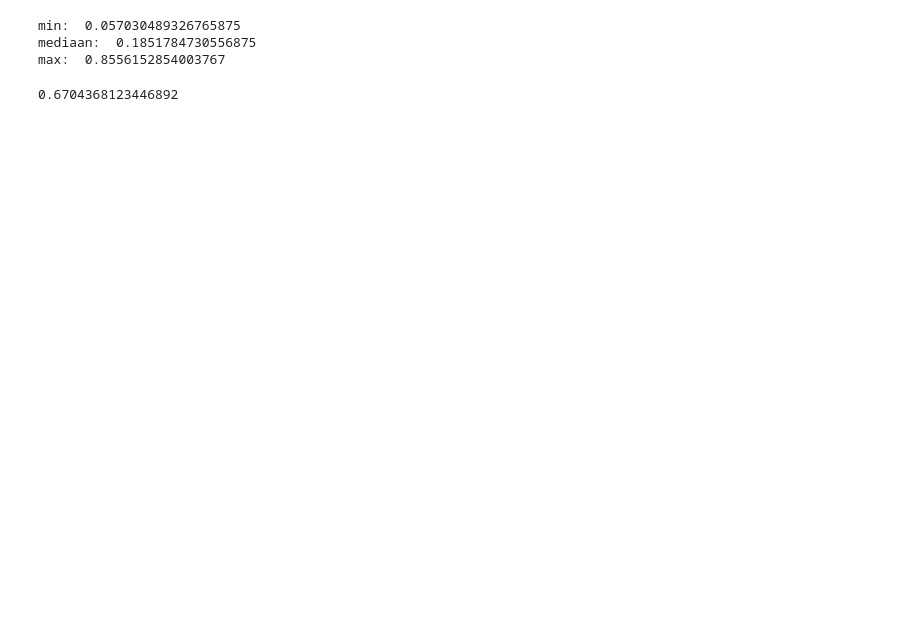
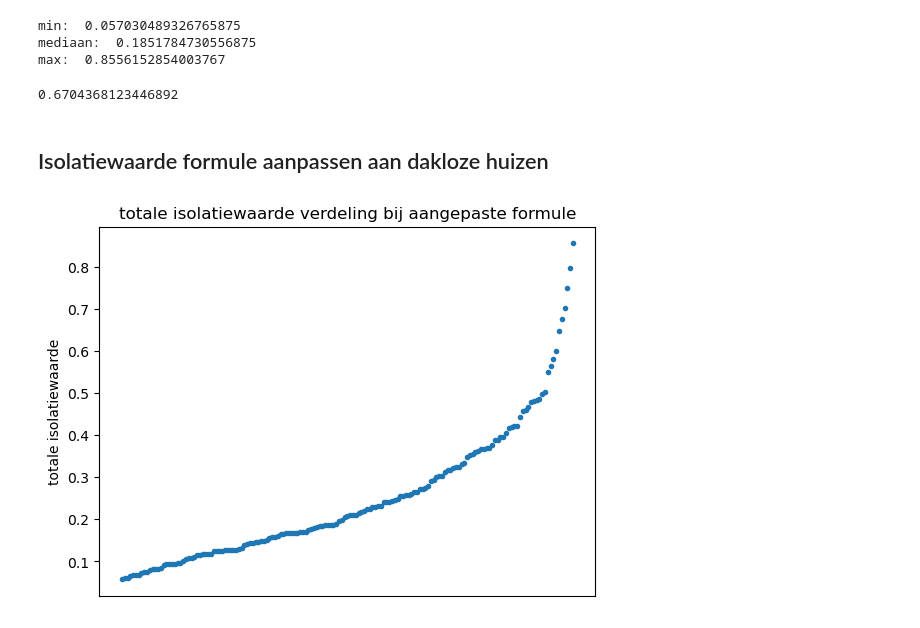
Before and after one commit to Conengmo/case-huizen-isolatiewaarden, a Jupyter notebook: notebooks/verkenning.ipynb, the cells around one changed output. Cells and saved outputs as stored; diff of their text form; code cells hidden in the pictures; blank space fills up the shorter version.

```diff
--- a/notebooks/verkenning.ipynb
+++ b/notebooks/verkenning.ipynb
@@ -114,3 +120,43 @@ max:  0.8556152854003767
 max(isolatiewaardes) - np.median(isolatiewaardes)
 # %% [output]
 0.6704368123446892
+# %% [markdown]
+## Isolatiewaarde formule aanpassen aan dakloze huizen
+# %%
+@dataclass
+class HuisUpdated:
+    ketel_efficientie: float
+    gevel_oppervlak: float
+    gevel_isolatiewaarde: float
+    dak_oppervlak: float
+    dak_isolatiewaarde: float
+
+    @property
+    def isolatiewaarde(self) -> float:
+        muur = self.gevel_oppervlak * self.gevel_isolatiewaarde / 40
+        dak = (
+            self.dak_oppervlak * self.dak_isolatiewaarde / 50
+            if self.dak_oppervlak
+            else 1
+        )
+        return muur * dak * self.ketel_efficientie
+# %%
+with open("../data/woningen.csv") as f:
+    reader = csv.DictReader(f)
+    huizen_updated = [
+        HuisUpdated(
+            ketel_efficientie=float(d["Effiecientie ketel"]),
+            gevel_oppervlak=float(d["Geveloppervlak"]),
+            gevel_isolatiewaarde=float(d["Isolatiewaarde gevel"]),
+            dak_oppervlak=float(d["Dakoppervlak"]),
+            dak_isolatiewaarde=float(d["Isolatiewaarde dak"]),
+        )
+        for d in reader
+    ]
+# %%
+plt.plot(sorted([huis.isolatiewaarde for huis in huizen_updated]), ".")
+plt.xticks([])
+plt.ylabel("totale isolatiewaarde")
+plt.title("totale isolatiewaarde verdeling bij aangepaste formule");
+# %% [output]
+[figure, added]
```
Also changed, not shown: parts of 4 cells of this notebook, 6 other files.
